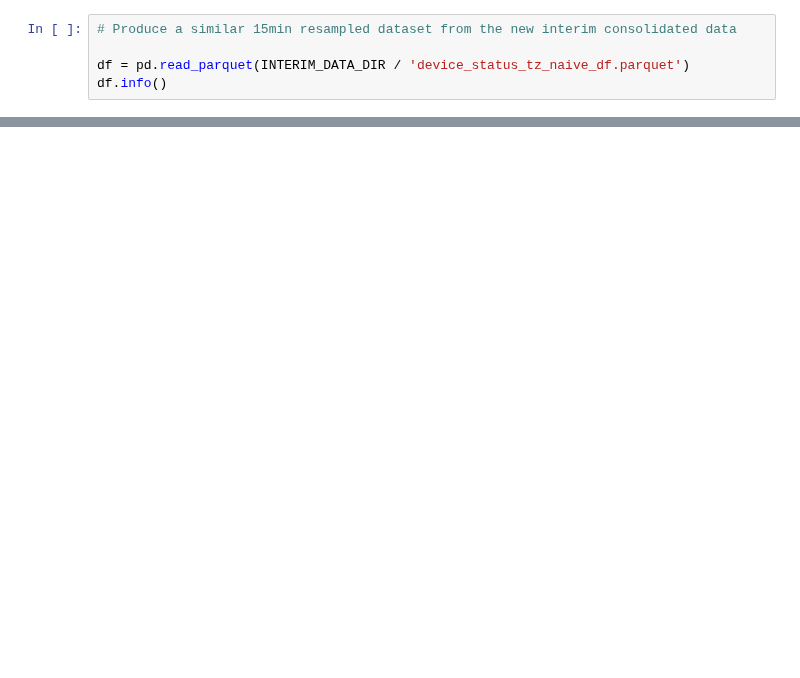
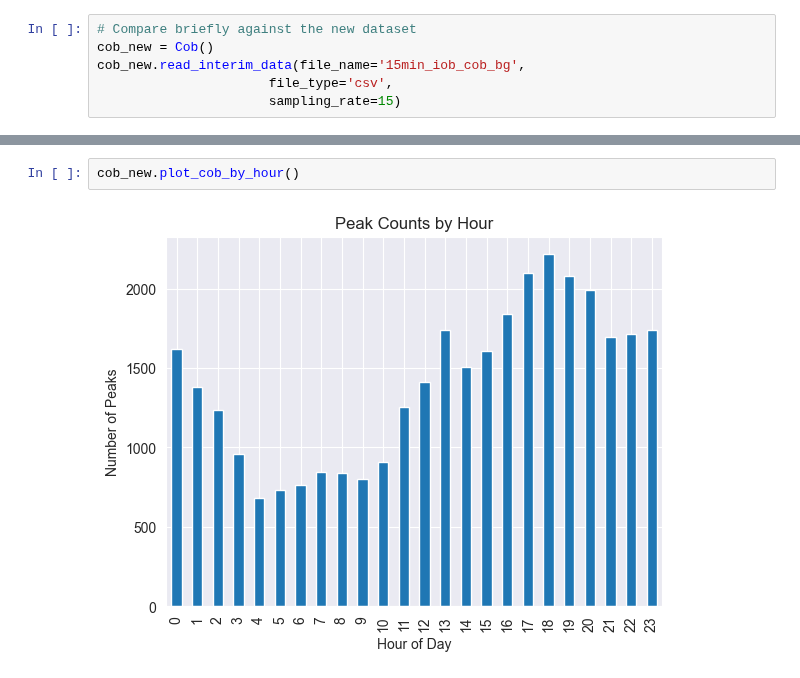
Before and after one commit to rdbrist/masters_project, a Jupyter notebook: notebooks/1.01-rd-implementing-cob-analysis.ipynb, the cells around one changed output, grey strips where cells are left out. Cells and saved outputs as stored; diff of their text form; blank space fills up the shorter version.

```diff
--- a/notebooks/1.01-rd-implementing-cob-analysis.ipynb
+++ b/notebooks/1.01-rd-implementing-cob-analysis.ipynb
@@ -25,7 +24,8 @@ Systems used: ['OpenAPS']
 Categories (1, object): ['OpenAPS']
 # %%
-# Produce a similar 15min resampled dataset from the new interim consolidated data
-
-df = pd.read_parquet(INTERIM_DATA_DIR / 'device_status_tz_naive_df.parquet')
-df.info()
+# Compare briefly against the new dataset
+cob_new = Cob()
+cob_new.read_interim_data(file_name='15min_iob_cob_bg',
+                      file_type='csv',
+                      sampling_rate=15)
 # %% [output]
@@ -48,0 +96,4 @@ memory usage: 3.2+ GB
+# %%
+cob_new.plot_cob_by_hour()
+# %% [output]
+[figure, added]
```
Also changed, not shown: parts of 8 cells of this notebook, 6 other files.
